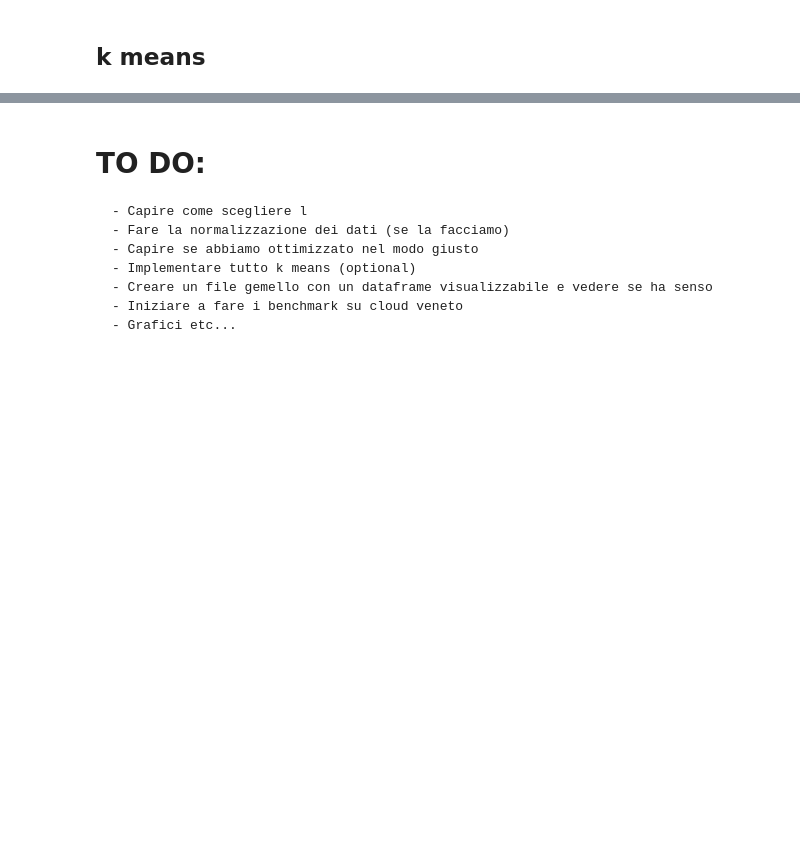
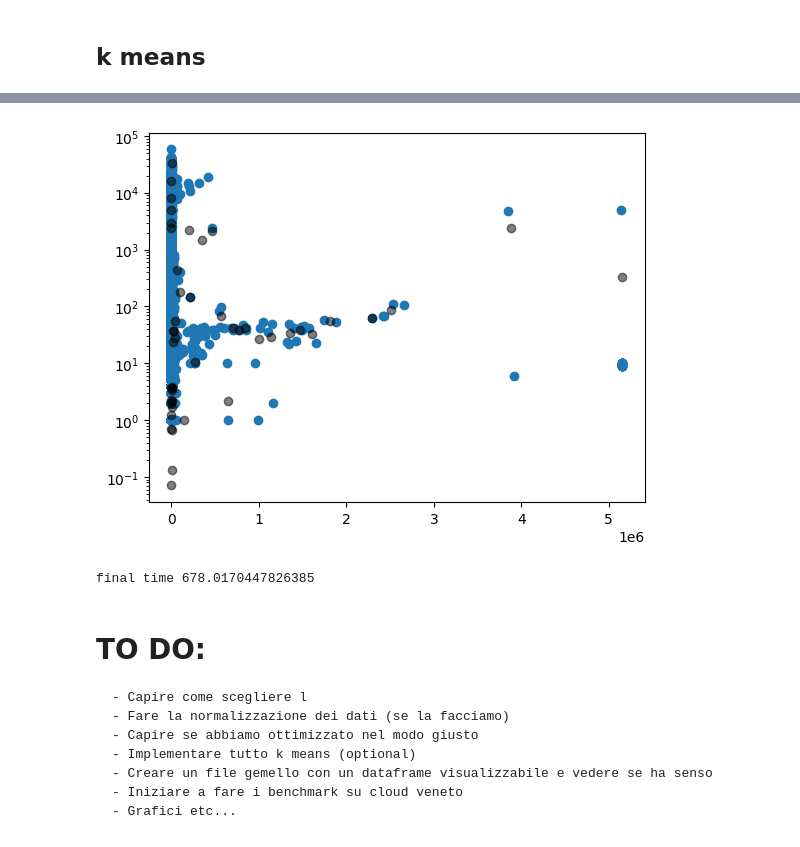
Before and after one commit to s1m0n32001/kMeansMapReduce, a Jupyter notebook: kmeans_uploaded_0.ipynb, the cells around one changed output, grey strips where cells are left out. Saved outputs shown, nothing was run; the diff lists cells and outputs as text; code cells hidden in the pictures; blank space fills up the shorter version.

```diff
--- a/kmeans_uploaded_0.ipynb
+++ b/kmeans_uploaded_0.ipynb
@@ -419,10 +610,6 @@ clean_X = clean_X.select('*').withColumn('minimum_cost', least(*[reduce(add, [(c
 # %%
 %%time
 
-# Add indexes to clean_X
-clean_X = clean_X.withColumn("index", row_number().over(Window.orderBy(monotonically_increasing_id())))
-
-# Loop
 n = 0
 phi1 = phi0
 still_different = True
@@ -431,20 +618,8 @@ eps = 1e-4
 while still_different:
 
     # # Create the weights and switch to indexed dataframe
-    # weight_X = clean_X.rdd.map(lambda row: find_closest_center(row,bCent_ultimate)).collect()
-    # dfw = spark.createDataFrame(pd.DataFrame({'closest':weight_X})) #?ocio che sarà lungo con tutto il dataset in uso
-    # dfw = dfw.withColumn("index",row_number().over(Window.orderBy(monotonically_increasing_id())))
-
-    # # Join with the initial clean_X
-    # final_df = clean_X.join(dfw, on="index").drop('index')
-
-    final_df = clean_X.withColumn("closest", lit(None).cast(StringType()))
-
-    for centro in range(k):
-        print(centro)
-        final_df = final_df.withColumn("closest",
-                when((sum((col(colname)-bCent_ultimate.value[centro][colname])**2 for colname in colnames) == col("minimum_cost")) & (final_df["closest"].isNull()), str(centro))
-                .otherwise(final_df["closest"])).cache()
+    find_closest_udf = udf(lambda row: find_min_euclid(row, bCent_ultimate), IntegerType())
+    final_df = clean_X.withColumn("closest", find_closest_udf(array([col for col in colnames]))).cache()
 
     # Update new centers:
     new_centers = final_df.groupBy('closest').agg(*[mean(c).alias(c) for c in colnames]).drop('closest').collect()
@@ -463,4 +638,7 @@ while still_different:
 
     n += 1
 
+    #Persist to avoid stack overflow
+    clean_X = clean_X.persist()
+
 print('It took', n, 'iterations to converge')
@@ -467,9 +659,15 @@ print('It took', n, 'iterations to converge')
+# %%
+dim1 = "dst_bytes"
+dim2 = "duration"
 # %%
-src_np = clean_X.select("src_bytes").collect()
+src_np = clean_X.select(dim1).collect()
 # %%
-dst_np = clean_X.select("dst_bytes").collect()
+dst_np = clean_X.select(dim2).collect()
 # %%
 plt.scatter(src_np[1:], dst_np[1:])
 
 for i in range(len(bCent_ultimate.value)):
-   plt.scatter(bCent_ultimate.value[i]["src_bytes"],bCent_ultimate.value[i]["dst_bytes"],color='black', alpha = 0.2)
+   plt.scatter(bCent_ultimate.value[i][dim1],bCent_ultimate.value[i][dim2],color='black', alpha = 0.5)
+plt.yscale('log')
+# %% [output]
+[figure, added]
@@ -485,3 +674,7 @@ for i in range(len(bCent_ultimate.value)):
+# %%
+print('final time', time.time() - time0)
+# %% [output]
+final time 678.0170447826385
 # %% [markdown]
 # TO DO:
     - Capire come scegliere l
```
Also changed, not shown: parts of 52 cells of this notebook.
